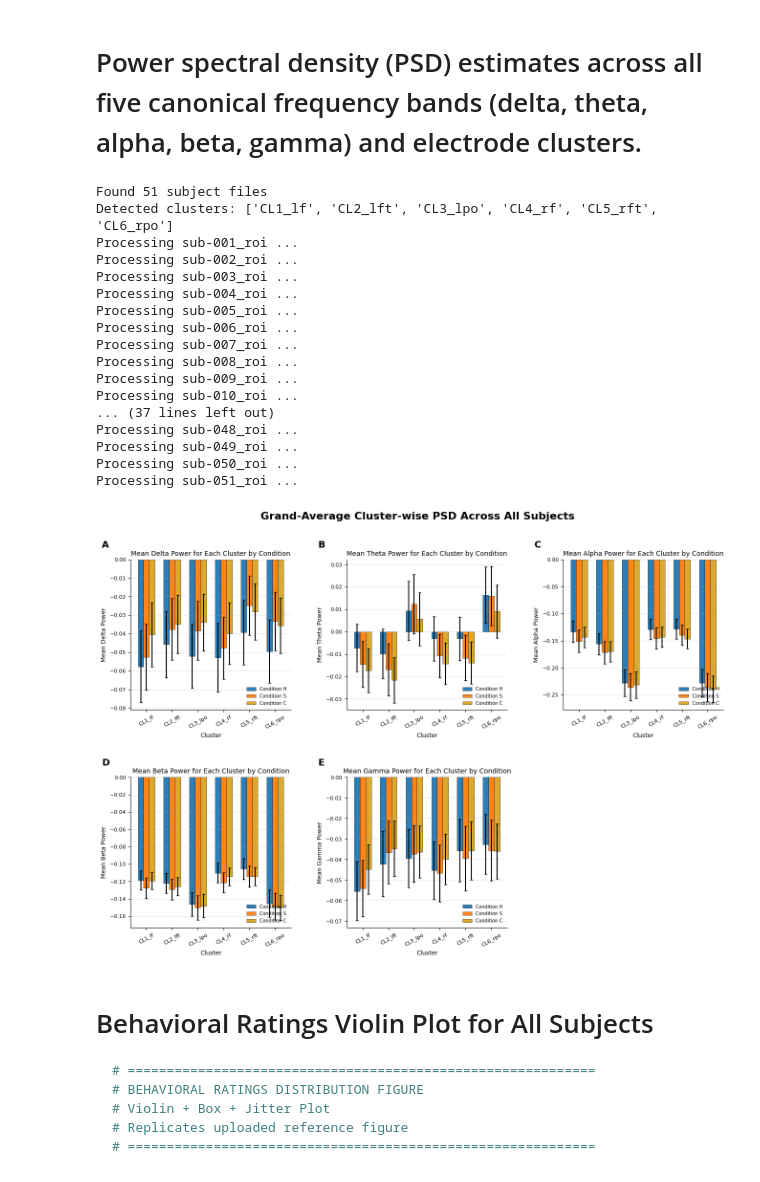
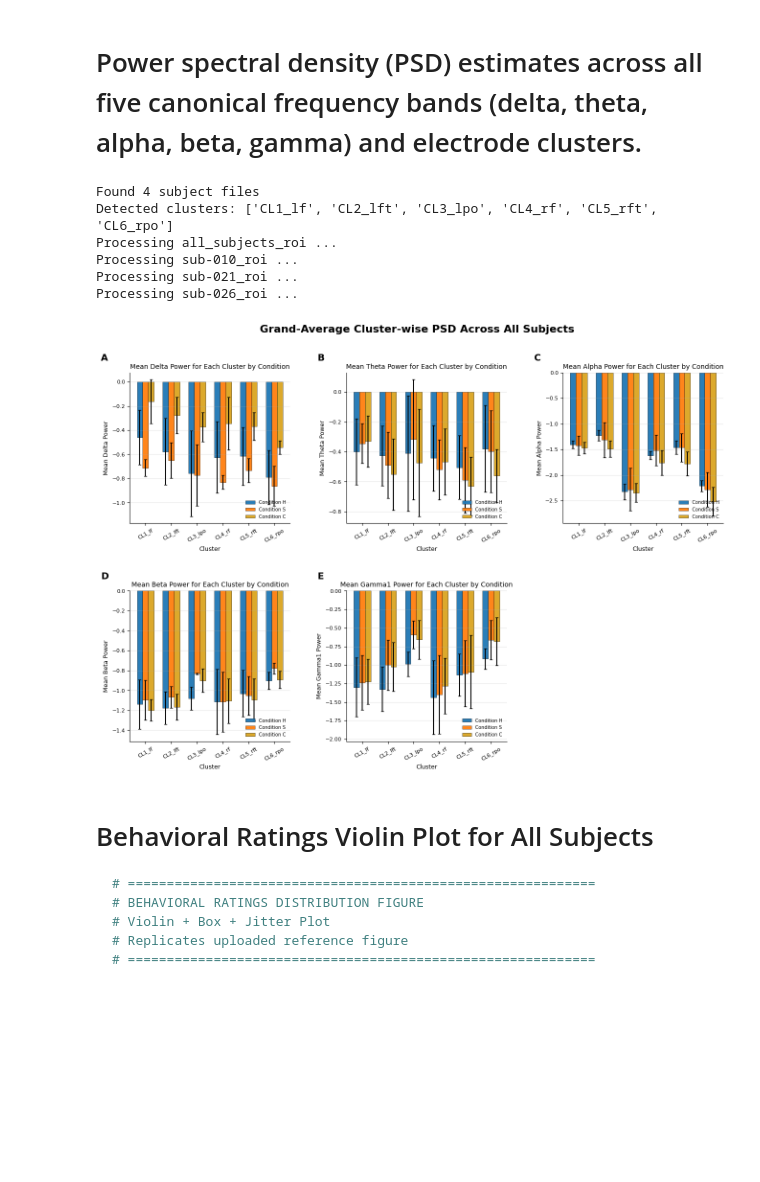
Before and after one commit to promit-3o20/neuro_astic, a Jupyter notebook: scripts/foo/visualise.ipynb, the cells around one changed output. Saved outputs shown, nothing was run; the diff lists cells and outputs as text; code cells hidden in the pictures; blank space fills up the shorter version.

```diff
--- a/scripts/foo/visualise.ipynb
+++ b/scripts/foo/visualise.ipynb
@@ -207,13 +29,13 @@ import mne
 # 1. CONFIG
 # ============================================================
 
-DATA_DIR = Path("../../data/features/bp0")
+DATA_DIR = Path("../../data/features/bp")
 # SAVE_DIR = Path("../results/final/topomaps")
 # SAVE_DIR.mkdir(parents=True, exist_ok=True)
 
 # SAVE_PATH = SAVE_DIR / "grand_average_topomap.png"
 
-BANDS = ["delta", "theta", "alpha", "beta", "gamma"]
+BANDS = ["delta", "theta", "alpha", "beta", "gamma1"]
 WINDOWS = ["early", "late"]
 CONDS = ["H", "S", "C"]
 
@@ -233,7 +55,7 @@ if len(subject_files) == 0:
 # 3. DISCOVER ELECTRODES FROM FIRST VALID SUBJECT
 # ============================================================
 
-pat = re.compile(r"^(early|late)_(delta|theta|alpha|beta|gamma)_(.+)$")
+pat = re.compile(r"^(early|late)_(delta|theta|alpha|beta|gamma1)_(.+)$")
 
 electrodes = None
 feature_keys = None
@@ -458,8 +266,8 @@ import matplotlib.pyplot as plt
 # 1. CONFIG
 # ============================================================
 
-DATA_DIR = Path("../../data/features/roi_ftrs")
-BANDS = ["delta", "theta", "alpha", "beta", "gamma"]
+DATA_DIR = Path("../../data/features/roi_bp")
+BANDS = ["delta", "theta", "alpha", "beta", "gamma1"]
 CONDS = ["H", "S", "C"]
 
 
@@ -599,49 +407,38 @@ def plot_grand_cluster_psd(grand_mean, grand_sem):
             )
 
         ax.set_xticks(x)
         ax.set_xticklabels(CLUSTERS, rotation=30)
         ax.set_xlabel("Cluster", fontsize=9)
         ax.set_ylabel(f"Mean {band.capitalize()} Power", fontsize=9)
         ax.set_title(f"Mean {band.capitalize()} Power for Each Cluster by Condition", fontsize=10)
         ax.grid(axis="y", alpha = 0.3)
         ax.tick_params(axis="both", labelsize=8)
         ax.spines["top"].set_visible(False)
         ax.spines["right"].set_visible(False)
         ax.legend(fontsize=7, frameon=False, loc="lower right")
 
         ax.text(-0.18, 1.08, panel_labels[b_idx],
                 transform=ax.transAxes, fontsize=14, fontweight="bold")
 
     ax_empty = fig.add_subplot(outer[1, 2])
     ax_empty.axis("off")
 
     fig.suptitle("Grand-Average Cluster-wise PSD Across All Subjects",
                  fontsize=16, fontweight="bold")
 
     plt.show()
     plt.close(fig)
 
 
 plot_grand_cluster_psd(grand_mean, grand_sem)
 # %% [output]
-Found 51 subject files
+Found 4 subject files
 Detected clusters: ['CL1_lf', 'CL2_lft', 'CL3_lpo', 'CL4_rf', 'CL5_rft', 'CL6_rpo']
-Processing sub-001_roi ...
-Processing sub-002_roi ...
-Processing sub-003_roi ...
-Processing sub-004_roi ...
-Processing sub-005_roi ...
-Processing sub-006_roi ...
-Processing sub-007_roi ...
-Processing sub-008_roi ...
-Processing sub-009_roi ...
+Processing all_subjects_roi ...
 Processing sub-010_roi ...
-... (37 lines left out)
-Processing sub-048_roi ...
-Processing sub-049_roi ...
-Processing sub-050_roi ...
-Processing sub-051_roi ...
+Processing sub-021_roi ...
+Processing sub-026_roi ...
-[figure, old version]
+[figure, new version]
 # %% [markdown]
 # Behavioral Ratings Violin Plot for All Subjects
 
```
Also changed, not shown: parts of 2 cells of this notebook, 4 other files.
